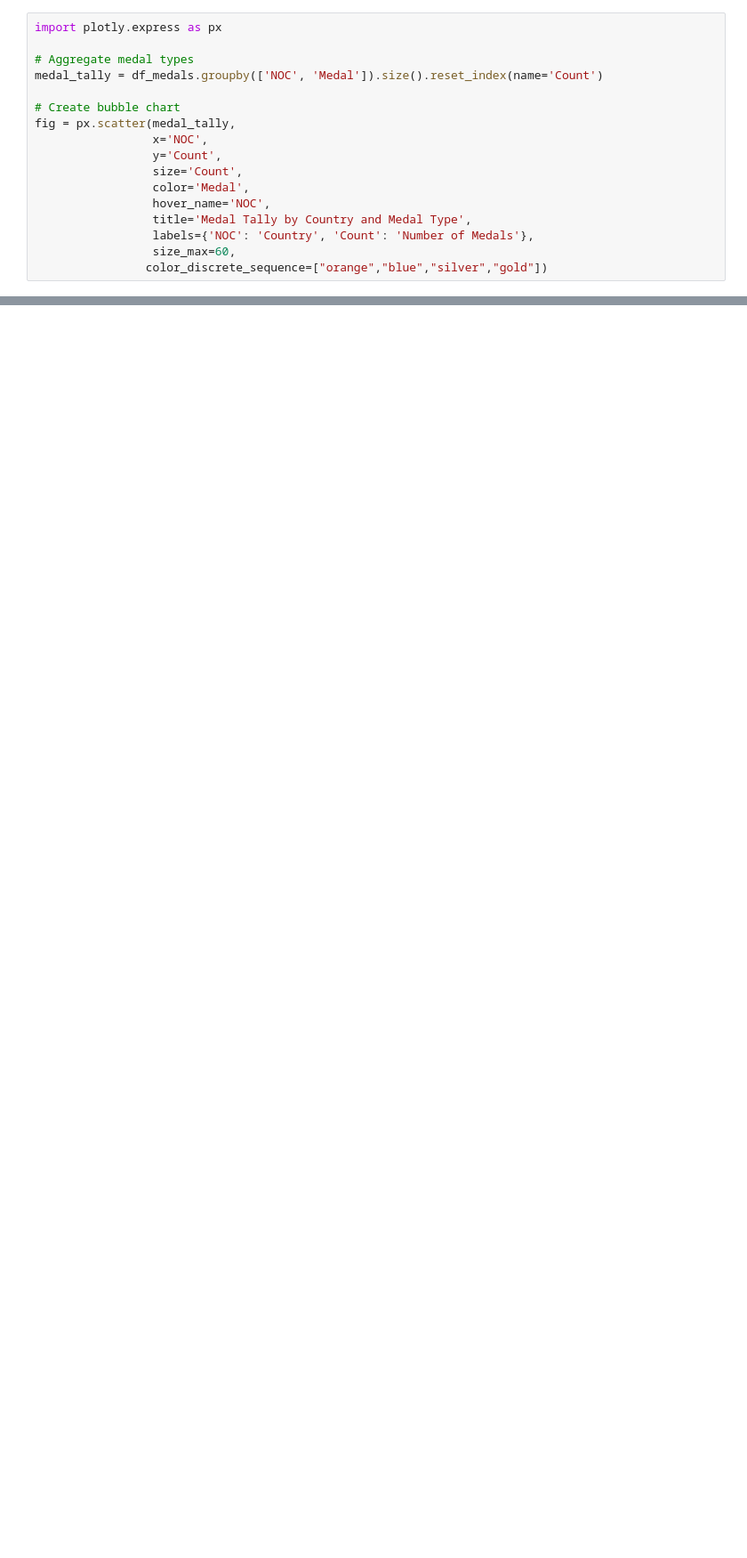
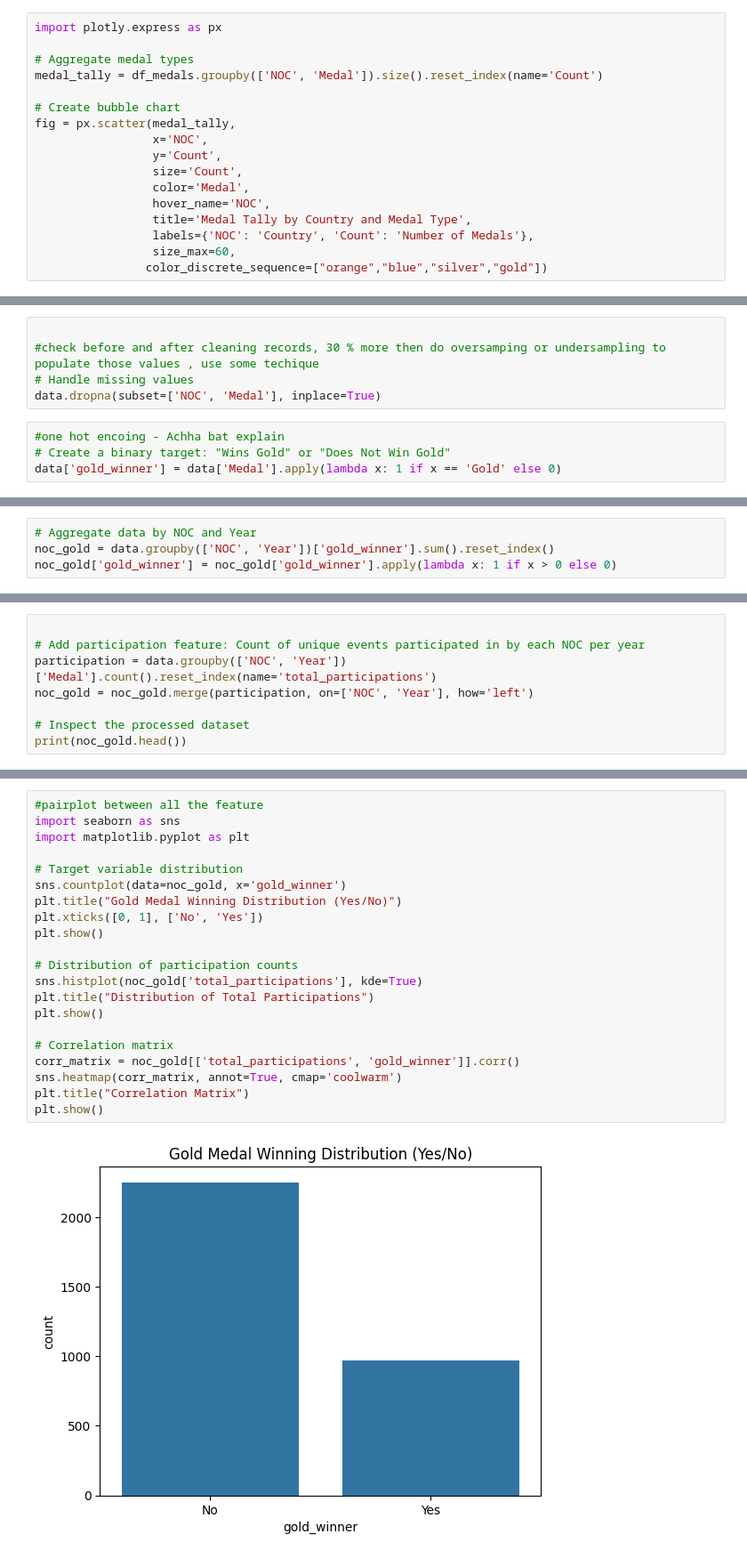
Before and after one commit to tabrezdn1/olympics-medal-prediction, a Jupyter notebook: main.ipynb, the cells around one changed output, grey strips where cells are left out. Shown at 89% size. Cells and saved outputs as stored; diff of their text form; blank space fills up the shorter version.

Commit message:
Binary Classification Task added to main.py

```diff
--- a/main.ipynb
+++ b/main.ipynb
@@ -790,0 +856,9 @@ fig.show()
+# %%
+
+#check before and after cleaning records, 30 % more then do oversamping or undersampling to populate those values , use some techique
+# Handle missing values
+data.dropna(subset=['NOC', 'Medal'], inplace=True)
+# %%
+#one hot encoing - Achha bat explain
+# Create a binary target: "Wins Gold" or "Does Not Win Gold"
+data['gold_winner'] = data['Medal'].apply(lambda x: 1 if x == 'Gold' else 0)
@@ -790,0 +874,4 @@ fig.show()
+# %%
+# Aggregate data by NOC and Year
+noc_gold = data.groupby(['NOC', 'Year'])['gold_winner'].sum().reset_index()
+noc_gold['gold_winner'] = noc_gold['gold_winner'].apply(lambda x: 1 if x > 0 else 0)
@@ -790,0 +888,8 @@ fig.show()
+# %%
+
+# Add participation feature: Count of unique events participated in by each NOC per year
+participation = data.groupby(['NOC', 'Year'])['Medal'].count().reset_index(name='total_participations')
+noc_gold = noc_gold.merge(participation, on=['NOC', 'Year'], how='left')
+
+# Inspect the processed dataset
+print(noc_gold.head())
@@ -790,0 +916,23 @@ fig.show()
+# %%
+#pairplot between all the feature
+import seaborn as sns
+import matplotlib.pyplot as plt
+
+# Target variable distribution
+sns.countplot(data=noc_gold, x='gold_winner')
+plt.title("Gold Medal Winning Distribution (Yes/No)")
+plt.xticks([0, 1], ['No', 'Yes'])
+plt.show()
+
+# Distribution of participation counts
+sns.histplot(noc_gold['total_participations'], kde=True)
+plt.title("Distribution of Total Participations")
+plt.show()
+
+# Correlation matrix
+corr_matrix = noc_gold[['total_participations', 'gold_winner']].corr()
+sns.heatmap(corr_matrix, annot=True, cmap='coolwarm')
+plt.title("Correlation Matrix")
+plt.show()
+# %% [output]
+[figure, added]
```
Also changed, not shown: parts of 32 cells of this notebook.
